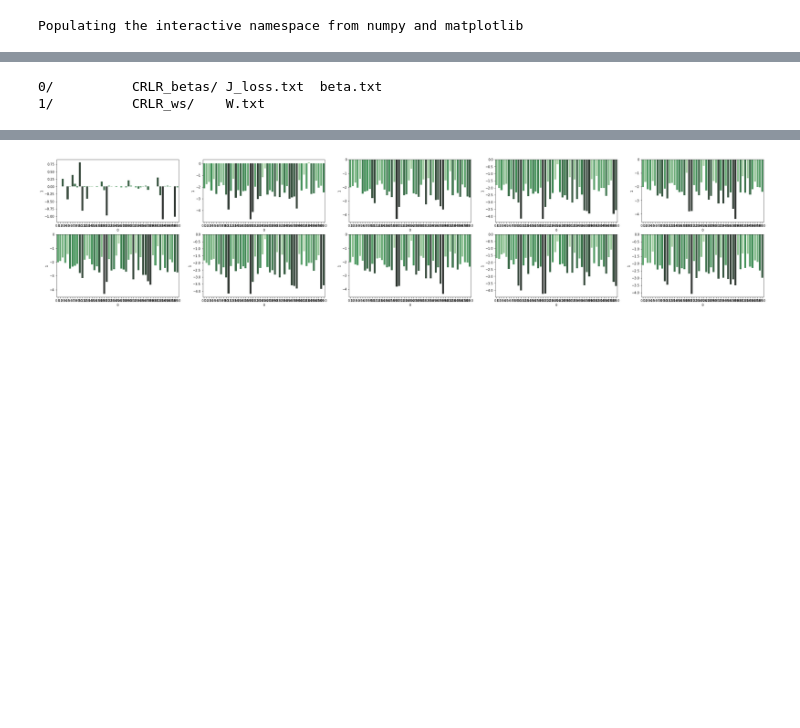
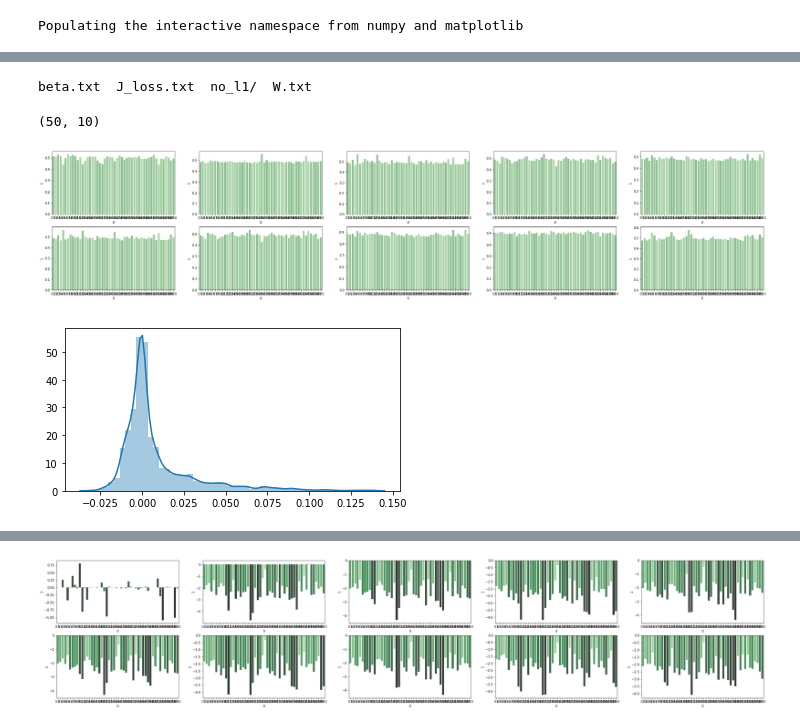
Before and after one commit to dipfinal/non-iid, a Jupyter notebook: jupyter/visualize_parameters.ipynb, the cells around one changed output, grey strips where cells are left out. Cells and saved outputs as stored; diff of their text form; code cells hidden in the pictures; blank space fills up the shorter version.

```diff
--- a/jupyter/visualize_parameters.ipynb
+++ b/jupyter/visualize_parameters.ipynb
@@ -20,5 +24,4 @@ cd ..
 # %%
-ls output/models/crlr
+ls output/models/cr_softmax/
 # %% [output]
-0/          CRLR_betas/ J_loss.txt  beta.txt
-1/          CRLR_ws/    W.txt
+beta.txt  J_loss.txt  no_l1/  W.txt
@@ -27,0 +33,28 @@ w_path = 'output/models/crlr/CRLR_ws/'
+# %%
+betas.shape
+# %% [output]
+(50, 10)
+# %%
+def plot_beta_W(path,row_num=2):
+    #beta_path = 'output/models/cr_softmax/'
+    #w_path = 'output/models/cr_softmax/'
+
+    betas = np.loadtxt(path+'beta.txt')
+    W = np.loadtxt(path+'W.txt')
+    beta_num = betas.shape[0]
+    pal = sns.color_palette("Greens_d", beta_num)
+    fig,ax=plt.subplots(row_num,5,figsize=(40,8))
+    for i in range(5):
+        for j in range(row_num):
+            rank = np.abs(betas[i+j*2]).ravel().argsort().argsort()
+            sns.barplot(data=pd.DataFrame(np.concatenate((np.arange(0,beta_num).reshape(-1,1),
+                                                  betas[:,i+j*row_num].reshape(-1,1)),axis=1) ),x=0,y=1,
+                                                 palette=np.array(pal[::-1])[rank],ax=ax[j,i])
+    fig,ax=plt.subplots(1,figsize=(6,3))
+    sns.distplot(W,ax=ax)
+    return betas
+# %%
+betas = plot_beta_W('output/models/cr_softmax/')
+# %% [output]
+[figure, added]
+[figure, added]
```
Also changed, not shown: parts of 12 cells of this notebook, 32 other files.
